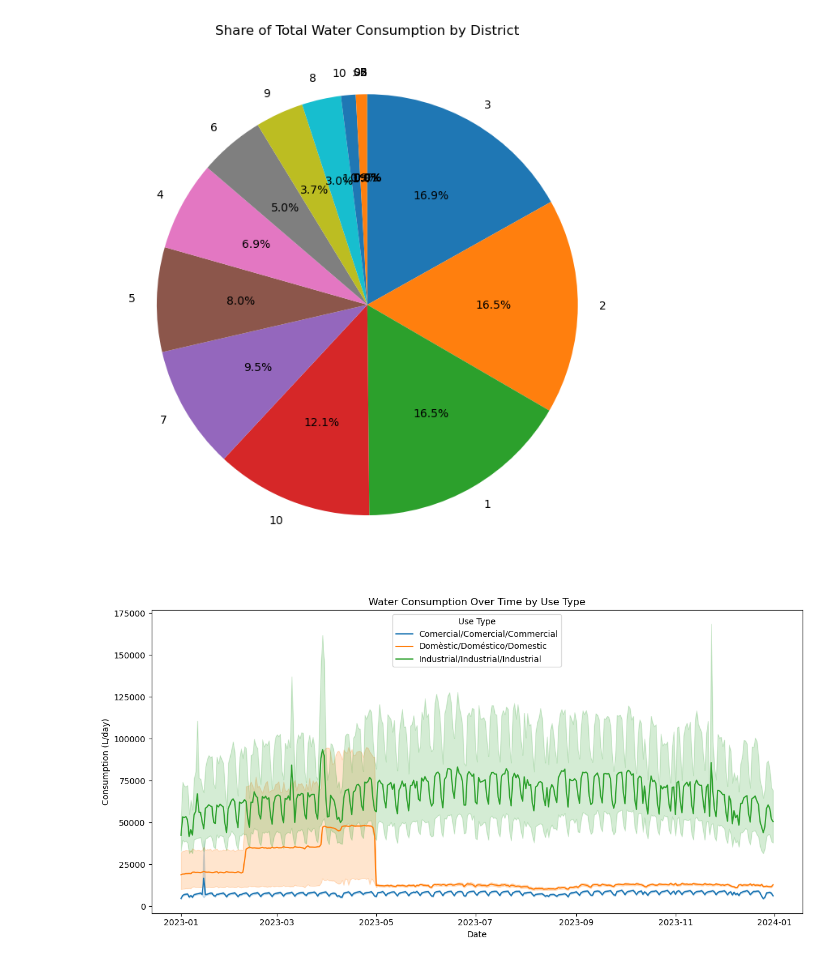
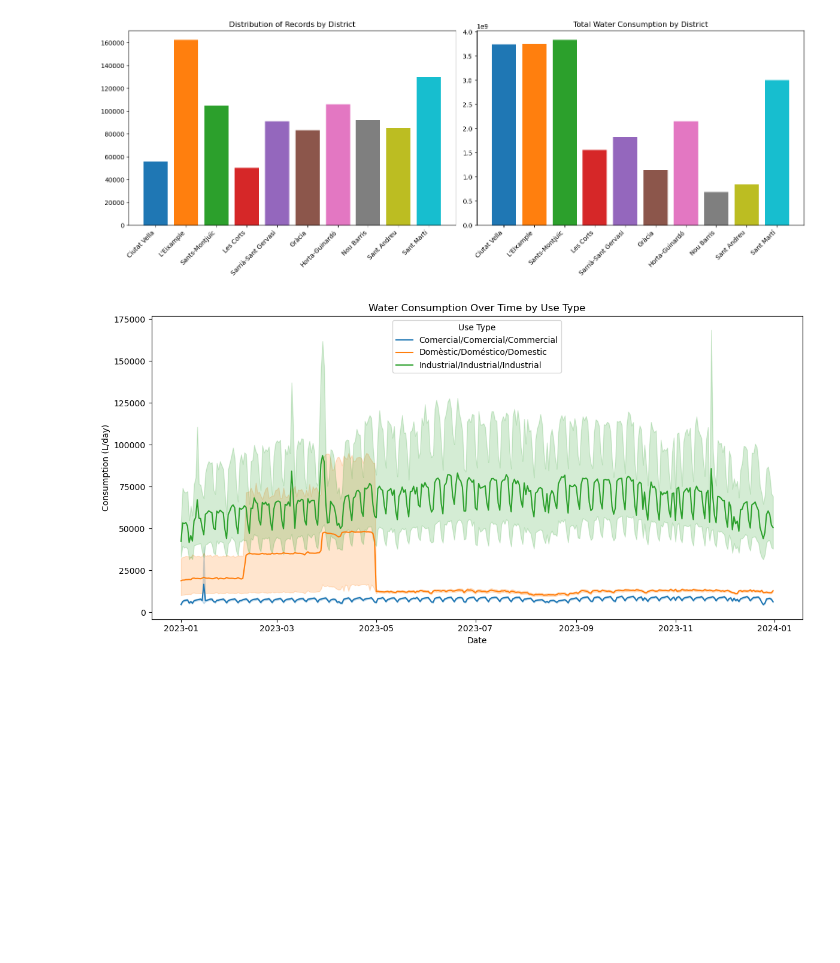
Before and after one commit to othats/GP_ABDATA_25, a Jupyter notebook: eda.ipynb, the cells around one changed output. Cells and saved outputs as stored; diff of their text form; code cells hidden in the pictures; blank space fills up the shorter version.

```diff
--- a/eda.ipynb
+++ b/eda.ipynb
@@ -75,0 +136,17 @@ dtype: int64
+# %%
+district_map = {
+    1: "Ciutat Vella",
+    2: "L'Eixample",
+    3: "Sants-Montjuïc",
+    4: "Les Corts",
+    5: "Sarrià-Sant Gervasi",
+    6: "Gràcia",
+    7: "Horta-Guinardó",
+    8: "Nou Barris",
+    9: "Sant Andreu",
+    10: "Sant Martí"
+}
+
+df["District_Name"] = df["District"].map(district_map)
+
+print(df[["District", "District_Name"]].sample(5))
@@ -75,0 +160,3 @@ dtype: int64
+# %%
+# ONLY KEEP RELEVANT COLUMNS
+df = df[["CensusSection", "District", "Date", "Use", "NumMeters", "Consumption_L_day"]]
@@ -97,24 +220,38 @@ plt.show()
 # %%
-# District pie chart distribution
-district_share = (
-    df.groupby("District")["Consumption_L_day"]
-      .sum()
-      .sort_values(ascending=False)
+# District distribution
+district_colors = {
+    name: plt.cm.tab10(i)  # use matplotlib tab10 colormap
+    for i, name in enumerate(district_map.values())
+}
+
+districts_order = list(district_map.values())
+
+district_count = df["District_Name"].value_counts().reindex(districts_order)
+
+district_share = df.groupby("District_Name")["Consumption_L_day"].sum().reindex(districts_order)
+
+fig, axes = plt.subplots(1, 2, figsize=(16, 6))
+
+axes[0].bar(
+    district_count.index,
+    district_count.values,
+    color=[district_colors[d] for d in district_count.index]
 )
+axes[0].set_title("Distribution of Records by District")
+axes[0].set_xticklabels(district_count.index, rotation=45, ha="right")
 
-plt.figure(figsize=(7,7))
-plt.pie(
-    district_share,
-    labels=district_share.index,
-    autopct='%1.1f%%',
-    startangle=90,
-    counterclock=False
+axes[1].bar(
+    district_share.index,
+    district_share.values,
+    color=[district_colors[d] for d in district_share.index]
 )
-plt.title("Share of Total Water Consumption by District")
+axes[1].set_title("Total Water Consumption by District")
+axes[1].set_xticklabels(district_share.index, rotation=45, ha="right")
+
 plt.tight_layout()
 plt.show()
 # %% [output]
-[figure, old version]
+[figure, new version]
 # %%
 # Consumption over time
 plt.figure(figsize=(12,6))
```
Also changed, not shown: parts of 12 cells of this notebook.
